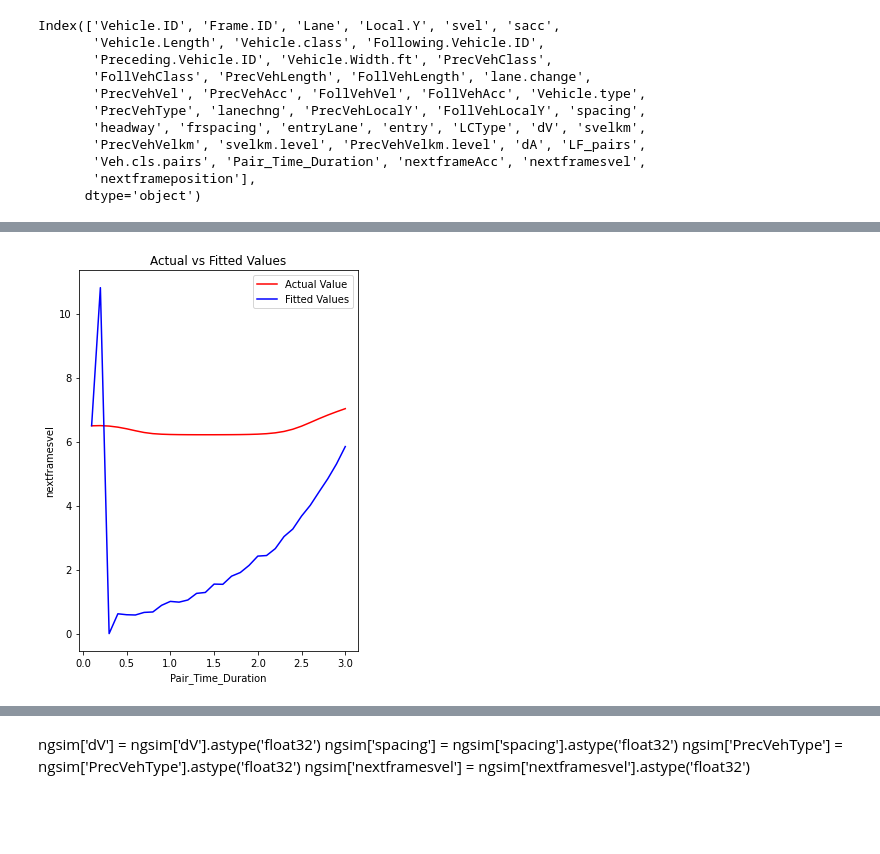
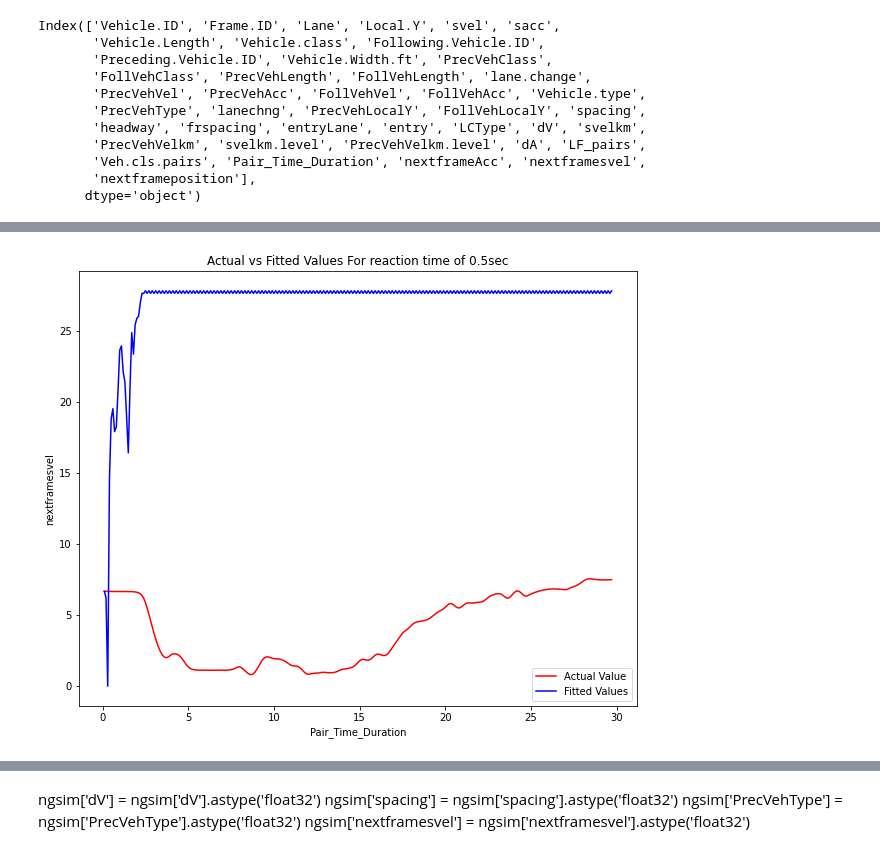
Before and after one commit to VineetDhamija/DataDrivenCarFollowing, a Jupyter notebook: datadrivencarfollowing-v1/scripts/Random_Forest_RS.ipynb, the cells around one changed output, grey strips where cells are left out. Saved outputs shown, nothing was run; the diff lists cells and outputs as text; code cells hidden in the pictures; blank space fills up the shorter version.

```diff
--- a/datadrivencarfollowing-v1/scripts/Random_Forest_RS.ipynb
+++ b/datadrivencarfollowing-v1/scripts/Random_Forest_RS.ipynb
@@ -195,10 +195,10 @@ train = ngsim[ngsim['LF_pairs'].isin(my_pairs)]
 
 test = ngsim[~ngsim['LF_pairs'].isin(my_pairs)]
 # %%
-X_train = train[["spacing",'PrecVehType','Vehicle.type','dV','svel']]
+X_train = train[['spacing','PrecVehType','Vehicle.type','dV', 'sacc']]
 y_train= train['nextframesvel']
-X_test = test[["spacing",'PrecVehType','Vehicle.type','dV','svel']]
+X_test = test[['spacing','PrecVehType','Vehicle.type','dV', 'sacc']]
 y_test= test['nextframesvel']
-rf = RandomForestRegressor(n_estimators = 150, n_jobs = -1)
+rf = RandomForestRegressor(n_estimators = 5, n_jobs = -1)
 rf.fit(X_train,y_train)
 # %% [output]
@@ -264,7 +268,7 @@ def prediction(test,b,target_variable,RFReg):
 #     #predicting first value of acceleration
             #check here
         #pred_acc[1]= rf.predict(np.array([vel[0],PrecVehType[0],FollVehtype[0],dv[0],spacing[0]]).reshape(1,-1))
-        pred_vel[1]= rf.predict(np.array([acc[0],PrecVehType[0],FollVehtype[0],dv[0],spacing[0]]).reshape(1,-1))
+        pred_vel[1]= rf.predict(np.array([spacing[0],PrecVehType[0],FollVehtype[0],dv[0],acc[0]]).reshape(1,-1))
 
 
 #     #calculating vel,frspacing,local.y,dv from the predicted acceleration.
@@ -276,11 +280,11 @@ def prediction(test,b,target_variable,RFReg):
 #         #print(j)
 #         ########
             #vel[j] = vel[j-1]+(pred_acc[j]*0.1)
-            acc[j] = (pred_vel[j]-pred_vel[j-1])/0.1
+            acc[j] = (pred_vel[j]-pred_vel[j-1])/0.5
             #dv[j] = vel[j] - Q.iloc[j]['PrecVehVel']
             dv[j] = pred_vel[j] - Q.iloc[j]['PrecVehVel']
             #spacing[j] = spacing[j-1]+((vel[j-1]*0.1)+ (0.5*pred_acc[j]*pow(0.1,2)))
-            spacing[j] = spacing[j-1]+((pred_vel[j-1]*0.1)+ (0.5*acc[j]*pow(0.1,2)))
+            spacing[j] = spacing[j-1]+((pred_vel[j-1]*0.5)+ (0.5*acc[j]*pow(0.5,2)))
             PrecVehType[j]= PrecVehType[j-1]
             FollVehtype[j]=FollVehtype[j-1]
 #         ########
@@ -290,7 +294,7 @@ def prediction(test,b,target_variable,RFReg):
             if j == len(Q)-1:
                 break
             #pred_vel[j+1] = rf.predict(np.array([PrecVehType[j],FollVehtype[j],vel[j],dv[j],spacing[j]]).reshape(1, -1))
-            pred_vel[j+1] = rf.predict(np.array([PrecVehType[j],FollVehtype[j],acc[j],dv[j],spacing[j]]).reshape(1, -1))
+            pred_vel[j+1] = rf.predict(np.array([spacing[j],PrecVehType[j],FollVehtype[j], dv[j],acc[j]]).reshape(1, -1))
 #         ########
 #         #print(pred_acc)
 #         ########
@@ -310,7 +314,7 @@ def prediction(test,b,target_variable,RFReg):
 
     return result
 # %%
-c, b = data_in_parts(test,0,10)
+c, b = data_in_parts(test,0,20)
 print(b)
 
 
@@ -343,5 +347,5 @@ array(['3355_1', '17_12', '15_13', '27_31', '25_39', '13_41', '36_50',
 # %%
-F1 = F[F["LF_pairs"] == "67_50"]
+F1 = F[F["LF_pairs"] == "27_31"]
 # %%
 F1
 # %% [output]
@@ -366,16 +365,16 @@ F1
 # %%
 import seaborn as sns
-plt.figure(figsize=(5, 7))
+plt.figure(figsize=(10, 8))
 
 
 ax = sns.lineplot(x=F1["Pair_Time_Duration"], y = F1["nextframesvel"], color="r", label="Actual Value")
 sns.lineplot(x=F1["Pair_Time_Duration"], y =F1["pvel"],  color="b", label="Fitted Values" )
 
 
-plt.title('Actual vs Fitted Values')
+plt.title('Actual vs Fitted Values For reaction time of 0.5sec')
 
 
 plt.show()
 plt.close()
 # %% [output]
-[figure, old version]
+[figure, new version]
```
Also changed, not shown: parts of 14 cells of this notebook.
